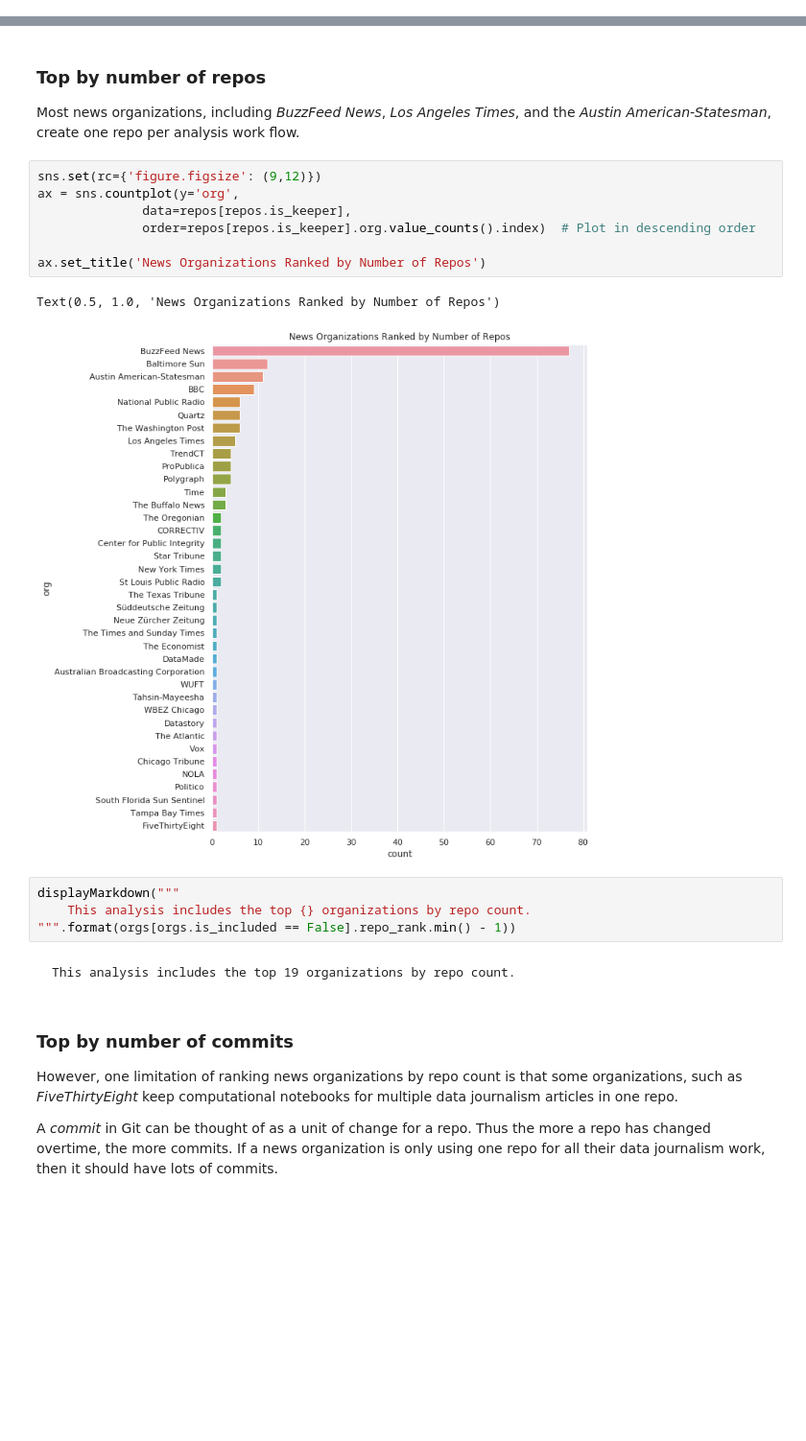
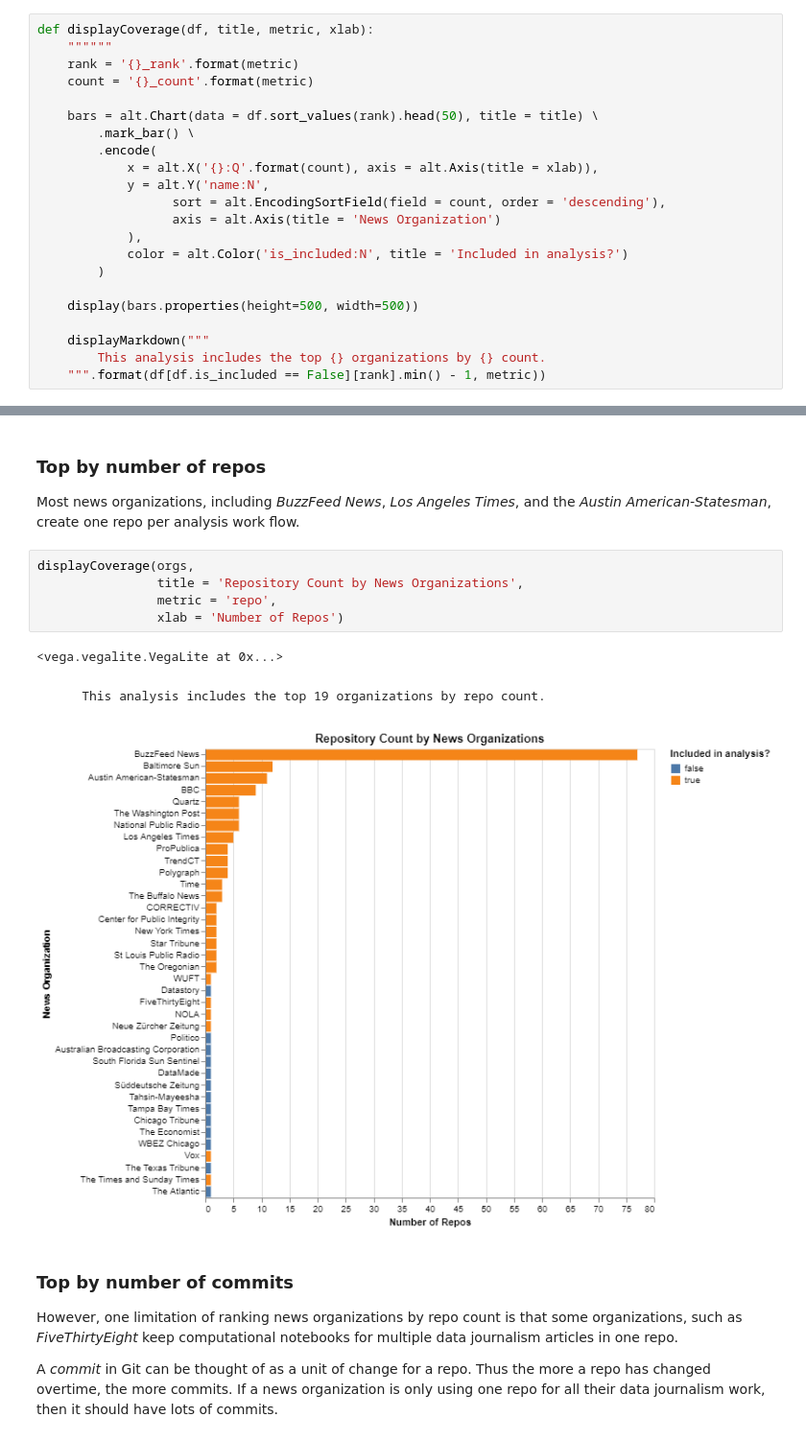
Before and after one commit to steve-kasica/table-scraps, a Jupyter notebook: summary.ipynb, the cells around one changed output, grey strips where cells are left out. Shown at 96% size. Drawn from its saved outputs; the diff is of its cells as text; blank space fills up the shorter version.

```diff
--- a/summary.ipynb
+++ b/summary.ipynb
@@ -227,0 +231,22 @@ We ranked these organizations by two metrics: those with the most separate repos
+# %%
+def displayCoverage(df, title, metric, xlab):
+    """"""
+    rank = '{}_rank'.format(metric)
+    count = '{}_count'.format(metric)
+
+    bars = alt.Chart(data = df.sort_values(rank).head(50), title = title) \
+        .mark_bar() \
+        .encode(
+            x = alt.X('{}:Q'.format(count), axis = alt.Axis(title = xlab)),
+            y = alt.Y('name:N',
+                  sort = alt.EncodingSortField(field = count, order = 'descending'),
+                  axis = alt.Axis(title = 'News Organization')
+            ),
+            color = alt.Color('is_included:N', title = 'Included in analysis?')
+        )
+
+    display(bars.properties(height=500, width=500))
+
+    displayMarkdown("""
+        This analysis includes the top {} organizations by {} count.
+    """.format(df[df.is_included == False][rank].min() - 1, metric))
@@ -265,23 +294,16 @@ orgs.head()
 ### Top by number of repos
 
 Most news organizations, including *BuzzFeed News*, *Los Angeles Times*, and the *Austin American-Statesman*, create one repo per analysis work flow.
-# %%
-sns.set(rc={'figure.figsize': (9,12)})
-ax = sns.countplot(y='org',
-              data=repos[repos.is_keeper],
-              order=repos[repos.is_keeper].org.value_counts().index)  # Plot in descending order
-
-ax.set_title('News Organizations Ranked by Number of Repos')
-# %% [output]
-Text(0.5, 1.0, 'News Organizations Ranked by Number of Repos')
-[figure, removed]
-# %%
-displayMarkdown("""
-    This analysis includes the top {} organizations by repo count.
-""".format(orgs[orgs.is_included == False].repo_rank.min() - 1))
-# %% [output]
-
-    This analysis includes the top 19 organizations by repo count.
+# %%
+displayCoverage(orgs,
+                title = 'Repository Count by News Organizations',
+                metric = 'repo',
+                xlab = 'Number of Repos')
+# %% [output]
+<vega.vegalite.VegaLite at 0x...>
+
+        This analysis includes the top 19 organizations by repo count.
+[figure, added]
 # %% [markdown]
 ### Top by number of commits
 
```
Also changed, not shown: parts of 24 cells of this notebook, 3 other files.
